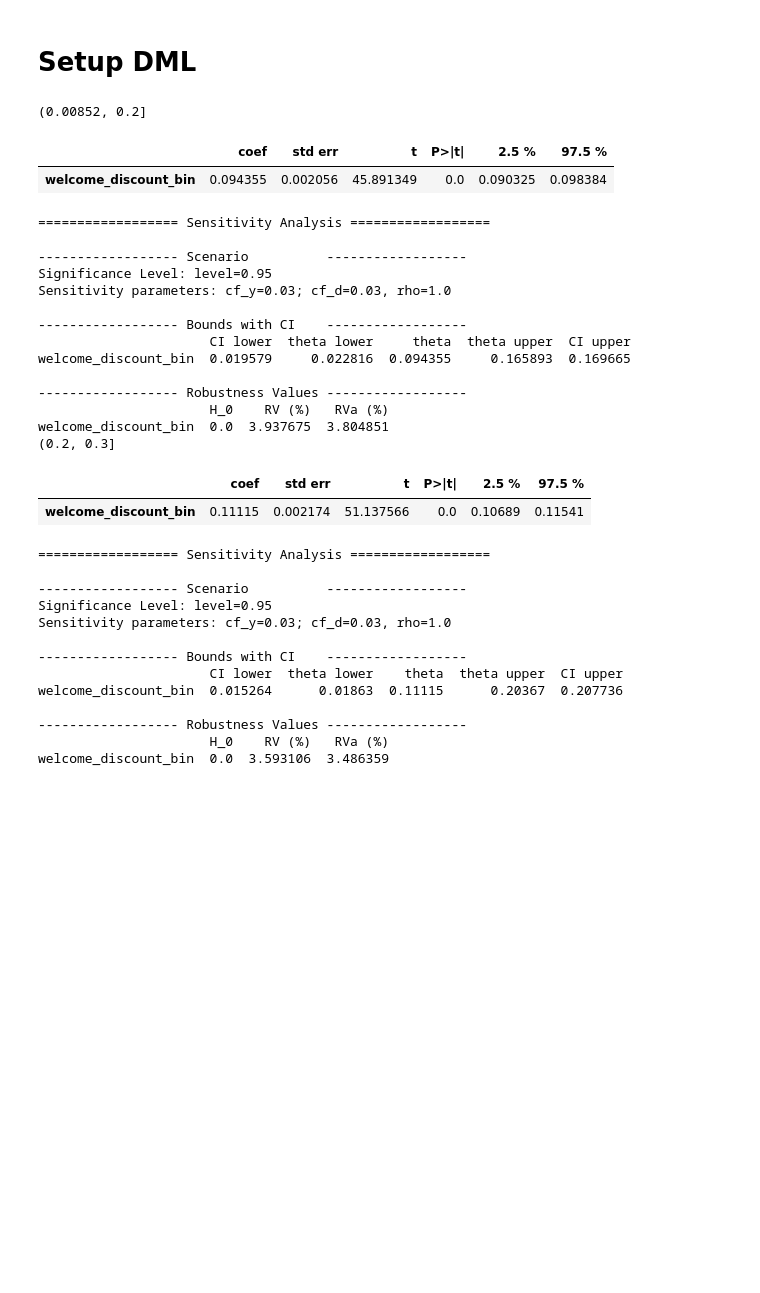
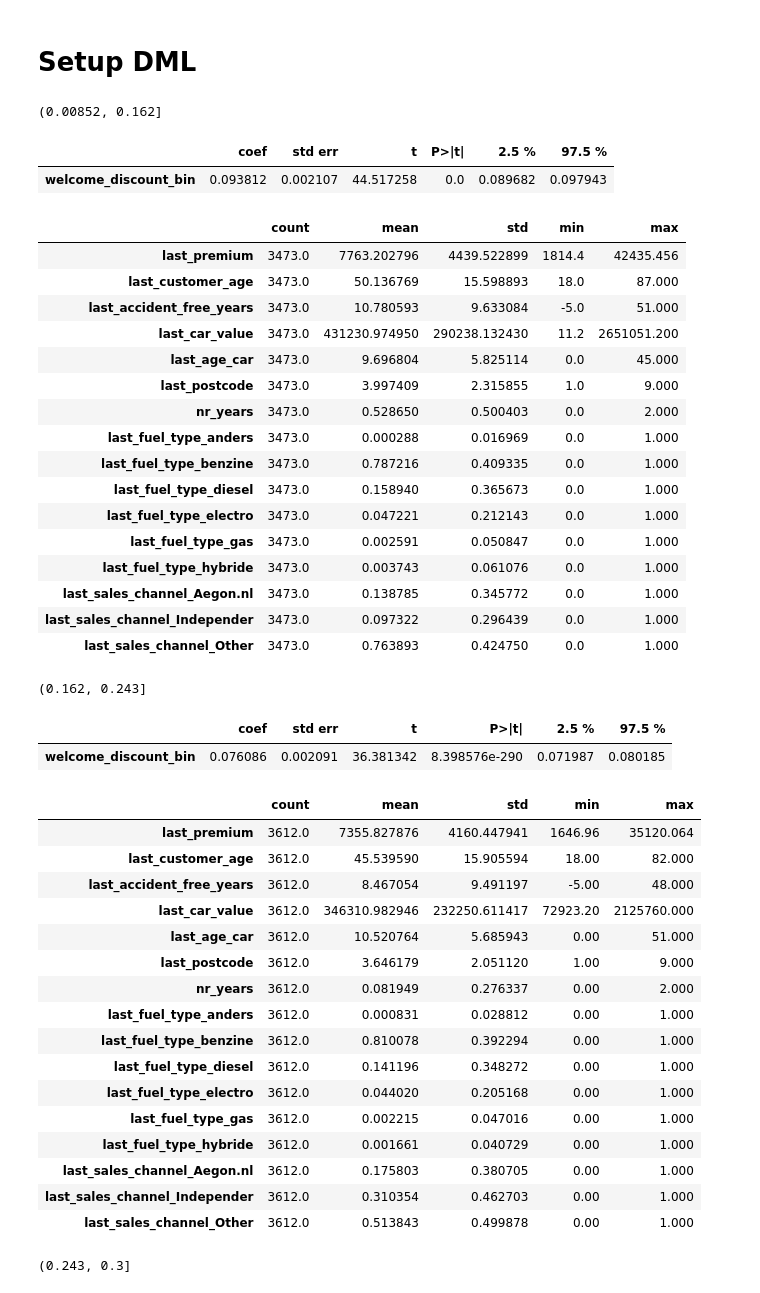
Before and after one commit to victormorizon/baqm-seminar-16, a Jupyter notebook: second_stage/doubleml_victor.ipynb, the cells around one changed output. Saved outputs shown, nothing was run; the diff lists cells and outputs as text; code cells hidden in the pictures; blank space fills up the shorter version.

```diff
--- a/second_stage/doubleml_victor.ipynb
+++ b/second_stage/doubleml_victor.ipynb
@@ -151,44 +149,53 @@ split_dfs = split_data(df, 3)
 
 double_mls = run_doubleml(split_dfs)
 # %%
-columns_clustering = ['last_customer_age', 'last_accident_free_years', 'last_car_value', 'last_age_car', "last_postcode", "last_fuel_type", "nr_year", "last_premium", 'sales_channel']
+columns_clustering = ['last_customer_age', 'last_accident_free_years', 'last_car_value', 'last_age_car', "last_postcode", "last_fuel_type", "nr_year", "last_premium", 'last_sales_channel']
 regex_pattern = '^' + '|'.join(columns_clustering)
 
 for k, v in double_mls.items():
     print(k)
     display(v.summary)
-    print(v.sensitivity_analysis().sensitivity_summary)
-    # display(split_dfs[k][split_dfs[k]["welcome_discount_bin"] == 1].filter(regex=regex_pattern).describe().T[["count", "mean", "std", "min", "max"]])
+    # print(v.sensitivity_analysis().sensitivity_summary)
+    display(split_dfs[k][split_dfs[k]["welcome_discount_bin"] == 1].filter(regex=regex_pattern).describe().T[["count", "mean", "std", "min", "max"]])
 # %% [output]
-(0.00852, 0.2]
+(0.00852, 0.162]
 |  | coef | std err | t | P>|t| | 2.5 % | 97.5 % |
-| welcome_discount_bin | 0.094355 | 0.002056 | 45.891349 | 0.0 | 0.090325 | 0.098384 |
+| welcome_discount_bin | 0.093812 | 0.002107 | 44.517258 | 0.0 | 0.089682 | 0.097943 |
+|  | count | mean | std | min | max |
+| last_premium | 3473.0 | 7763.202796 | 4439.522899 | 1814.4 | 42435.456 |
+| last_customer_age | 3473.0 | 50.136769 | 15.598893 | 18.0 | 87.000 |
+| last_accident_free_years | 3473.0 | 10.780593 | 9.633084 | -5.0 | 51.000 |
+| last_car_value | 3473.0 | 431230.974950 | 290238.132430 | 11.2 | 2651051.200 |
+| last_age_car | 3473.0 | 9.696804 | 5.825114 | 0.0 | 45.000 |
+| last_postcode | 3473.0 | 3.997409 | 2.315855 | 1.0 | 9.000 |
+| nr_years | 3473.0 | 0.528650 | 0.500403 | 0.0 | 2.000 |
+| last_fuel_type_anders | 3473.0 | 0.000288 | 0.016969 | 0.0 | 1.000 |
+| last_fuel_type_benzine | 3473.0 | 0.787216 | 0.409335 | 0.0 | 1.000 |
+| last_fuel_type_diesel | 3473.0 | 0.158940 | 0.365673 | 0.0 | 1.000 |
+| last_fuel_type_electro | 3473.0 | 0.047221 | 0.212143 | 0.0 | 1.000 |
+| last_fuel_type_gas | 3473.0 | 0.002591 | 0.050847 | 0.0 | 1.000 |
+| last_fuel_type_hybride | 3473.0 | 0.003743 | 0.061076 | 0.0 | 1.000 |
+| last_sales_channel_Aegon.nl | 3473.0 | 0.138785 | 0.345772 | 0.0 | 1.000 |
+| last_sales_channel_Independer | 3473.0 | 0.097322 | 0.296439 | 0.0 | 1.000 |
+| last_sales_channel_Other | 3473.0 | 0.763893 | 0.424750 | 0.0 | 1.000 |
-================== Sensitivity Analysis ==================
-
------------------- Scenario          ------------------
-Significance Level: level=0.95
-Sensitivity parameters: cf_y=0.03; cf_d=0.03, rho=1.0
-
------------------- Bounds with CI    ------------------
-                      CI lower  theta lower     theta  theta upper  CI upper
-welcome_discount_bin  0.019579     0.022816  0.094355     0.165893  0.169665
-
------------------- Robustness Values ------------------
-                      H_0    RV (%)   RVa (%)
-welcome_discount_bin  0.0  3.937675  3.804851
-(0.2, 0.3]
+(0.162, 0.243]
-|  | coef | std err | t | P>|t| | 2.5 % | 97.5 % |
-| welcome_discount_bin | 0.11115 | 0.002174 | 51.137566 | 0.0 | 0.10689 | 0.11541 |
+|  | coef | std err | t | P>|t| | 2.5 % | 97.5 % |
+| welcome_discount_bin | 0.076086 | 0.002091 | 36.381342 | 8.398576e-290 | 0.071987 | 0.080185 |
+|  | count | mean | std | min | max |
+| last_premium | 3612.0 | 7355.827876 | 4160.447941 | 1646.96 | 35120.064 |
+| last_customer_age | 3612.0 | 45.539590 | 15.905594 | 18.00 | 82.000 |
+| last_accident_free_years | 3612.0 | 8.467054 | 9.491197 | -5.00 | 48.000 |
+| last_car_value | 3612.0 | 346310.982946 | 232250.611417 | 72923.20 | 2125760.000 |
+| last_age_car | 3612.0 | 10.520764 | 5.685943 | 0.00 | 51.000 |
+| last_postcode | 3612.0 | 3.646179 | 2.051120 | 1.00 | 9.000 |
+| nr_years | 3612.0 | 0.081949 | 0.276337 | 0.00 | 2.000 |
+| last_fuel_type_anders | 3612.0 | 0.000831 | 0.028812 | 0.00 | 1.000 |
+| last_fuel_type_benzine | 3612.0 | 0.810078 | 0.392294 | 0.00 | 1.000 |
+| last_fuel_type_diesel | 3612.0 | 0.141196 | 0.348272 | 0.00 | 1.000 |
+| last_fuel_type_electro | 3612.0 | 0.044020 | 0.205168 | 0.00 | 1.000 |
+| last_fuel_type_gas | 3612.0 | 0.002215 | 0.047016 | 0.00 | 1.000 |
+| last_fuel_type_hybride | 3612.0 | 0.001661 | 0.040729 | 0.00 | 1.000 |
+| last_sales_channel_Aegon.nl | 3612.0 | 0.175803 | 0.380705 | 0.00 | 1.000 |
+| last_sales_channel_Independer | 3612.0 | 0.310354 | 0.462703 | 0.00 | 1.000 |
+| last_sales_channel_Other | 3612.0 | 0.513843 | 0.499878 | 0.00 | 1.000 |
-================== Sensitivity Analysis ==================
-
------------------- Scenario          ------------------
-Significance Level: level=0.95
-Sensitivity parameters: cf_y=0.03; cf_d=0.03, rho=1.0
-
------------------- Bounds with CI    ------------------
-                      CI lower  theta lower    theta  theta upper  CI upper
-welcome_discount_bin  0.015264      0.01863  0.11115      0.20367  0.207736
-
------------------- Robustness Values ------------------
-                      H_0    RV (%)   RVa (%)
-welcome_discount_bin  0.0  3.593106  3.486359
+(0.243, 0.3]
```
Also changed, not shown: parts of 2 cells of this notebook, 3 other files.
